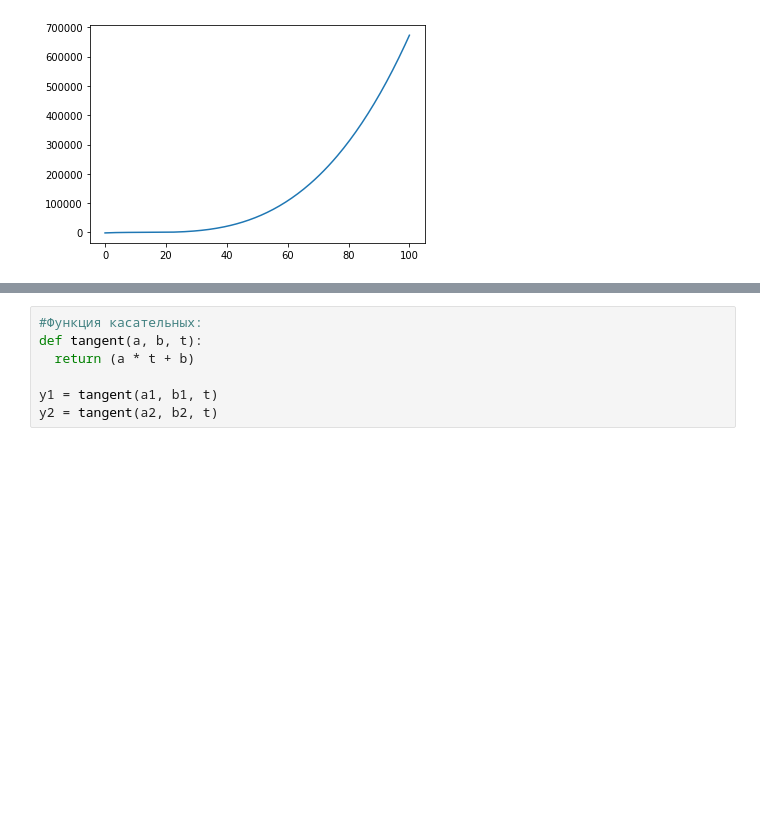
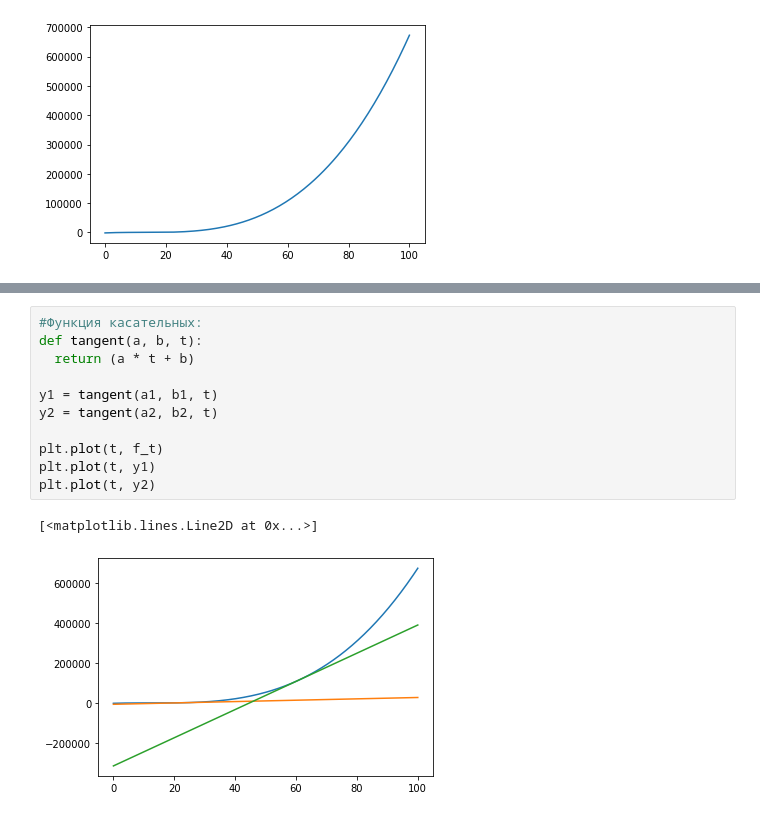
Before and after one commit to Viktory4121/Math_modeling, a Jupyter notebook: ИДЗ3.ipynb, the cells around one changed output, grey strips where cells are left out. Saved outputs shown, nothing was run; the diff lists cells and outputs as text; blank space fills up the shorter version.

```diff
--- a/ИДЗ3.ipynb
+++ b/ИДЗ3.ipynb
@@ -55,7 +70,14 @@ a2, b2 = finding_tangent_equation(2, t[122 - 1])
 # %%
 #Функция касательных:
 def tangent(a, b, t):
   return (a * t + b)
 
 y1 = tangent(a1, b1, t)
 y2 = tangent(a2, b2, t)
+
+plt.plot(t, f_t)
+plt.plot(t, y1)
+plt.plot(t, y2)
+# %% [output]
+[<matplotlib.lines.Line2D at 0x...>]
+[figure, added]
```
Also changed, not shown: parts of 8 cells of this notebook.
